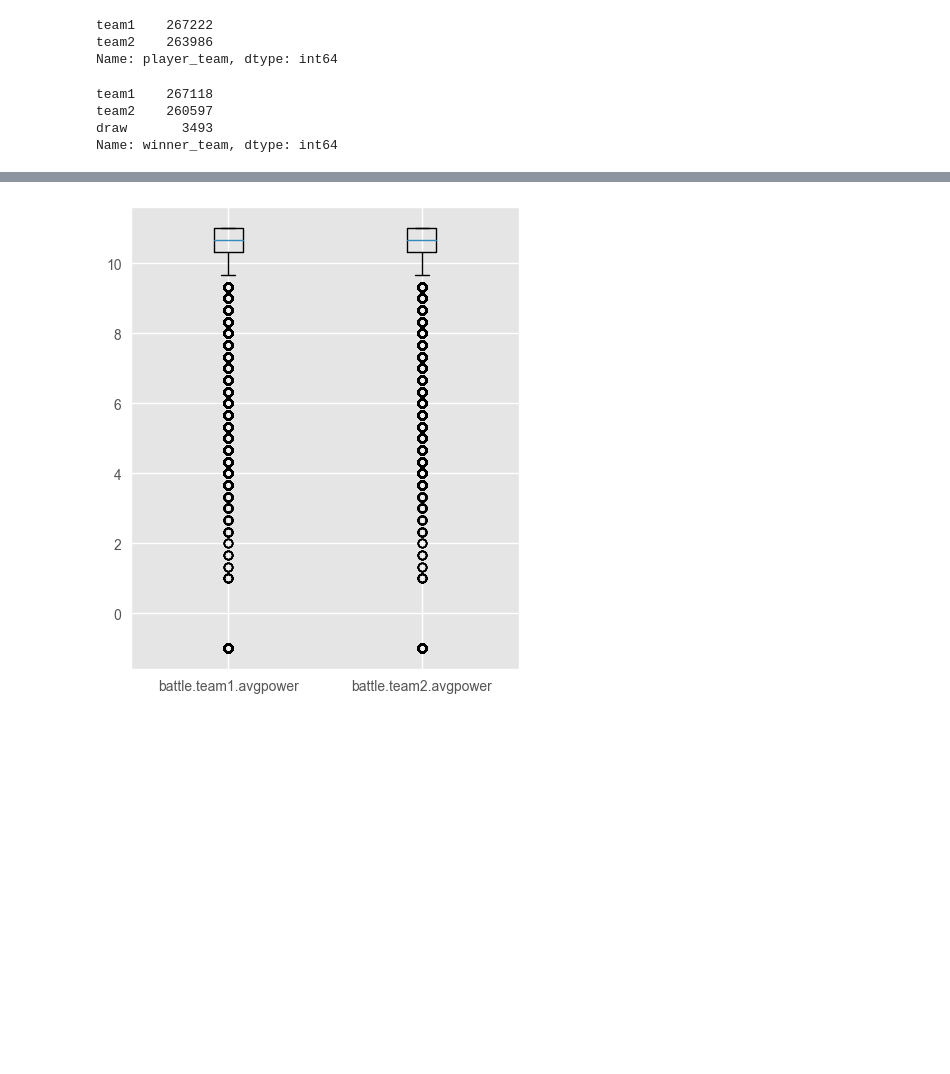
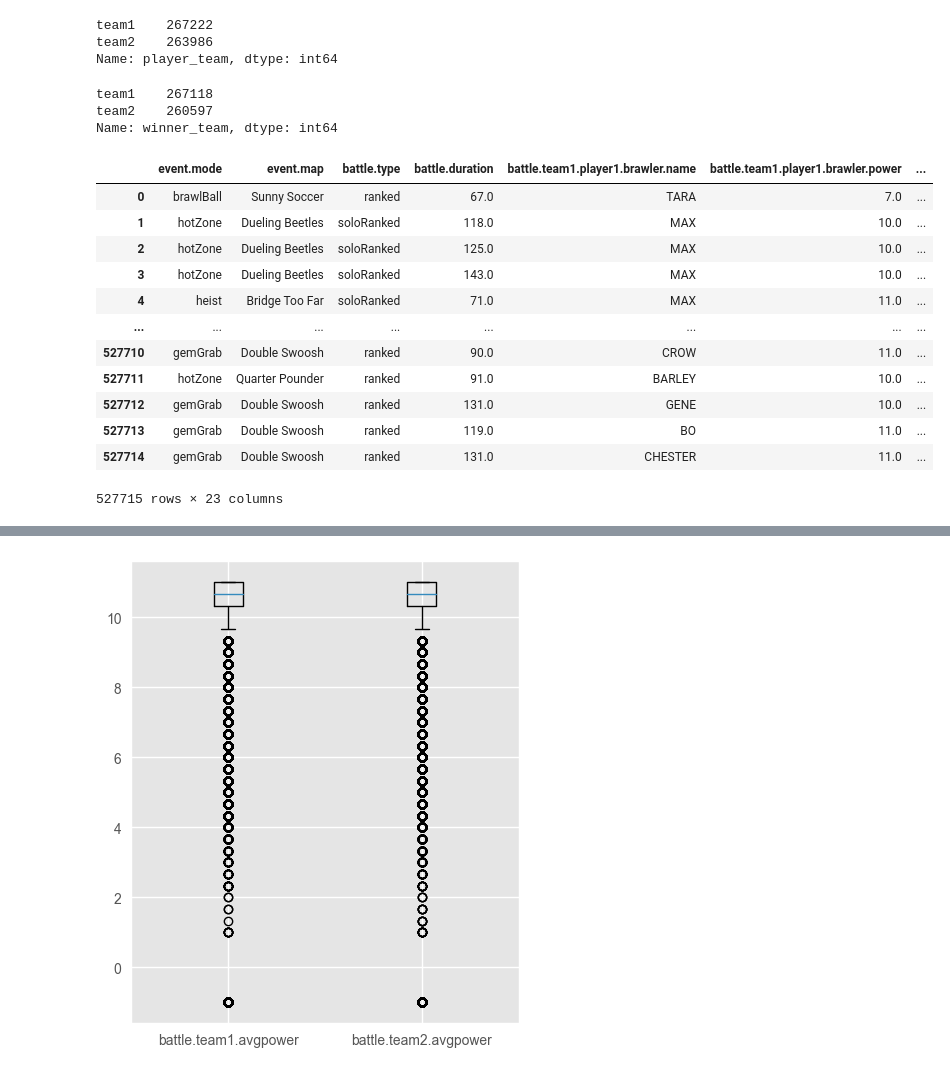
Before and after one commit to aquinteros/BrawlStars_Analytics, a Jupyter notebook: brawlstars_ML_training.ipynb, the cells around one changed output, grey strips where cells are left out. Saved outputs shown, nothing was run; the diff lists cells and outputs as text; code cells hidden in the pictures; blank space fills up the shorter version.

```diff
--- a/brawlstars_ML_training.ipynb
+++ b/brawlstars_ML_training.ipynb
@@ -86,16 +89,15 @@ Name: player_team, dtype: int64
 # %%
 # crear columna winner_team
-for i in range(len(crossBattlelog)):
-	if crossBattlelog.loc[i, 'battle.result'] == 'draw':
+for i, result in enumerate(crossBattlelog['battle.result']):
+
+	player_team = crossBattlelog.loc[i, 'player_team']
+
+	if result == 'draw':
 		crossBattlelog.loc[i, 'winner_team'] = 'draw'
-	elif crossBattlelog.loc[i, 'player_team'] == 'team1' and crossBattlelog.loc[i, 'battle.result'] == 'victory':
+	elif (player_team == 'team1' and result == 'victory') or (player_team == 'team2' and result == 'defeat'):
 		crossBattlelog.loc[i, 'winner_team'] = 'team1'
-	elif crossBattlelog.loc[i, 'player_team'] == 'team1' and crossBattlelog.loc[i, 'battle.result'] == 'defeat':
+	elif (player_team == 'team1' and result == 'defeat') or (player_team == 'team2' and result == 'victory'):
 		crossBattlelog.loc[i, 'winner_team'] = 'team2'
-	elif crossBattlelog.loc[i, 'player_team'] == 'team2' and crossBattlelog.loc[i, 'battle.result'] == 'victory':
-		crossBattlelog.loc[i, 'winner_team'] = 'team2'
-	elif crossBattlelog.loc[i, 'player_team'] == 'team2' and crossBattlelog.loc[i, 'battle.result'] == 'defeat':
-		crossBattlelog.loc[i, 'winner_team'] = 'team1'
 	else:
 		print("error in winner assignation for id " + str(i))
 
@@ -103,5 +105,4 @@ crossBattlelog['winner_team'].value_counts()
 # %% [output]
 team1    267118
 team2    260597
-draw       3493
 Name: winner_team, dtype: int64
@@ -111,2 +109,45 @@ crossBattlelog = crossBattlelog[crossBattlelog['winner_team'] != 'draw'].reset_i
+# %%
+#escoger columnas a ocupar
+crossBattlelog = crossBattlelog[[
+	'event.mode'
+	,'event.map'
+	,'battle.type'
+	,'battle.duration'
+	,'battle.team1.player1.brawler.name'
+	,'battle.team1.player1.brawler.power'
+	,'battle.team1.player1.brawler.trophies'
+	,'battle.team1.player2.brawler.name'
+	,'battle.team1.player2.brawler.power'
+	,'battle.team1.player2.brawler.trophies'
+	,'battle.team1.player3.brawler.name'
+	,'battle.team1.player3.brawler.power'
+	,'battle.team1.player3.brawler.trophies'
+	,'battle.team2.player1.brawler.name'
+	,'battle.team2.player1.brawler.power'
+	,'battle.team2.player1.brawler.trophies'
+	,'battle.team2.player2.brawler.name'
+	,'battle.team2.player2.brawler.power'
+	,'battle.team2.player2.brawler.trophies'
+	,'battle.team2.player3.brawler.name'
+	,'battle.team2.player3.brawler.power'
+	,'battle.team2.player3.brawler.trophies'
+	,'winner_team'
+]]
+
+crossBattlelog
+# %% [output]
+|  | event.mode | event.map | battle.type | battle.duration | battle.team1.player1.brawler.name | battle.team1.player1.brawler.power | ... |
+| 0 | brawlBall | Sunny Soccer | ranked | 67.0 | TARA | 7.0 | ... |
+| 1 | hotZone | Dueling Beetles | soloRanked | 118.0 | MAX | 10.0 | ... |
+| 2 | hotZone | Dueling Beetles | soloRanked | 125.0 | MAX | 10.0 | ... |
+| 3 | hotZone | Dueling Beetles | soloRanked | 143.0 | MAX | 10.0 | ... |
+| 4 | heist | Bridge Too Far | soloRanked | 71.0 | MAX | 11.0 | ... |
+| ... | ... | ... | ... | ... | ... | ... | ... |
+| 527710 | gemGrab | Double Swoosh | ranked | 90.0 | CROW | 11.0 | ... |
+| 527711 | hotZone | Quarter Pounder | ranked | 91.0 | BARLEY | 10.0 | ... |
+| 527712 | gemGrab | Double Swoosh | ranked | 131.0 | GENE | 10.0 | ... |
+| 527713 | gemGrab | Double Swoosh | ranked | 119.0 | BO | 11.0 | ... |
+| 527714 | gemGrab | Double Swoosh | ranked | 131.0 | CHESTER | 11.0 | ... |
+527715 rows × 23 columns
 # %%
 # crear columna winner
```
Also changed, not shown: parts of 30 cells of this notebook, 25 other files.
